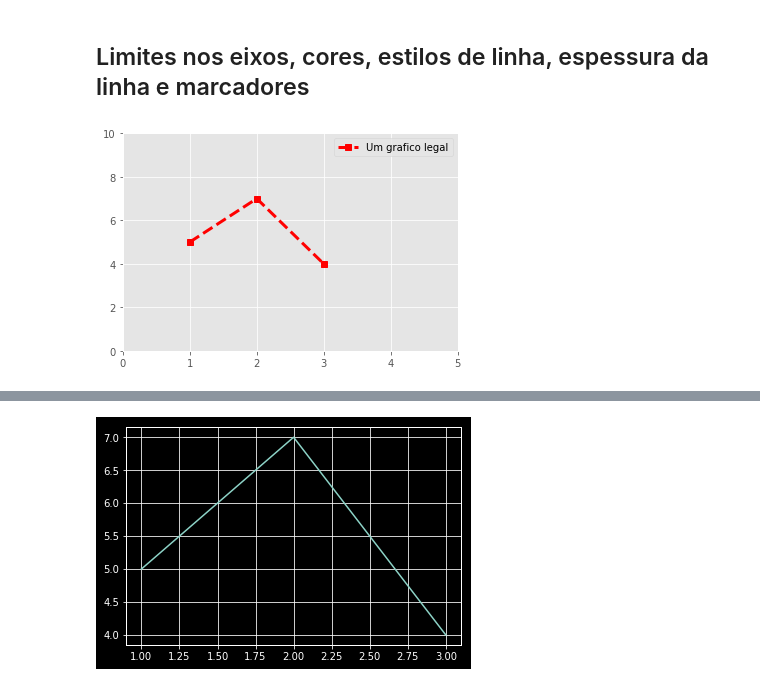
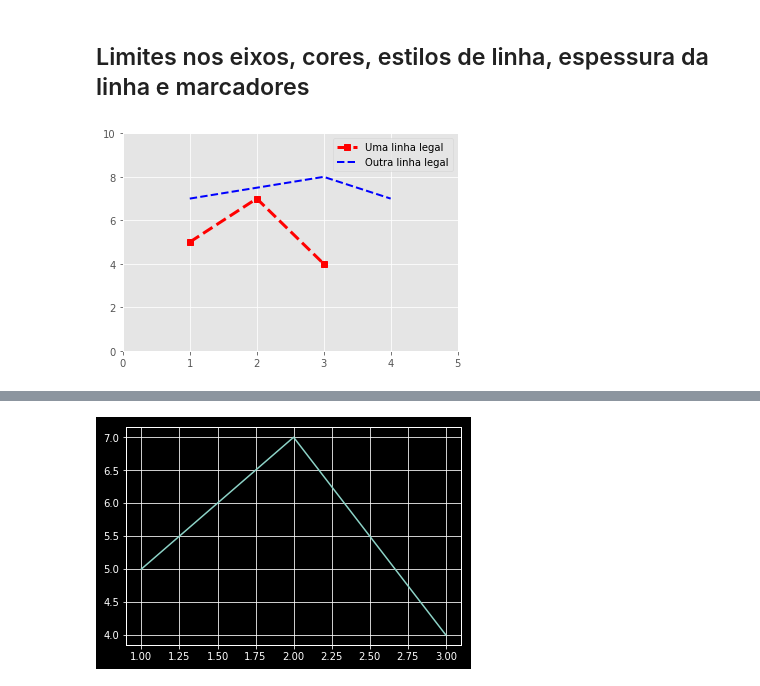
Before and after one commit to lobato767/facens-dataviz, a Jupyter notebook: lectures/Lecture1/Demo2.matplotlib.ipynb, the cells around one changed output, grey strips where cells are left out. Saved outputs shown, nothing was run; the diff lists cells and outputs as text; code cells hidden in the pictures.

```diff
--- a/lectures/Lecture1/Demo2.matplotlib.ipynb
+++ b/lectures/Lecture1/Demo2.matplotlib.ipynb
@@ -323,9 +435,10 @@ plt.show()
 ## Limites nos eixos, cores, estilos de linha, espessura da linha e marcadores
 # %%
 plt.style.use('ggplot')
-plt.plot ([1,2,3],[5,7,4], linestyle='--', color='r', marker='s',  linewidth=3.0, label="Um grafico legal")
+plt.plot ([1,2,3],[5,7,4], linestyle='--', color='r', marker='s',  linewidth=3.0, label="Uma linha legal")
+plt.plot ([1,3,4],[7,8,7], linestyle='--', color='blue', marker='',  linewidth=2.0, label="Outra linha legal")
 plt.axis([0,5,0,10])
 plt.legend()
 plt.show()
 # %% [output]
-[figure, old version]
+[figure, new version]
```
Also changed, not shown: parts of 29 cells of this notebook, 2 other files.
